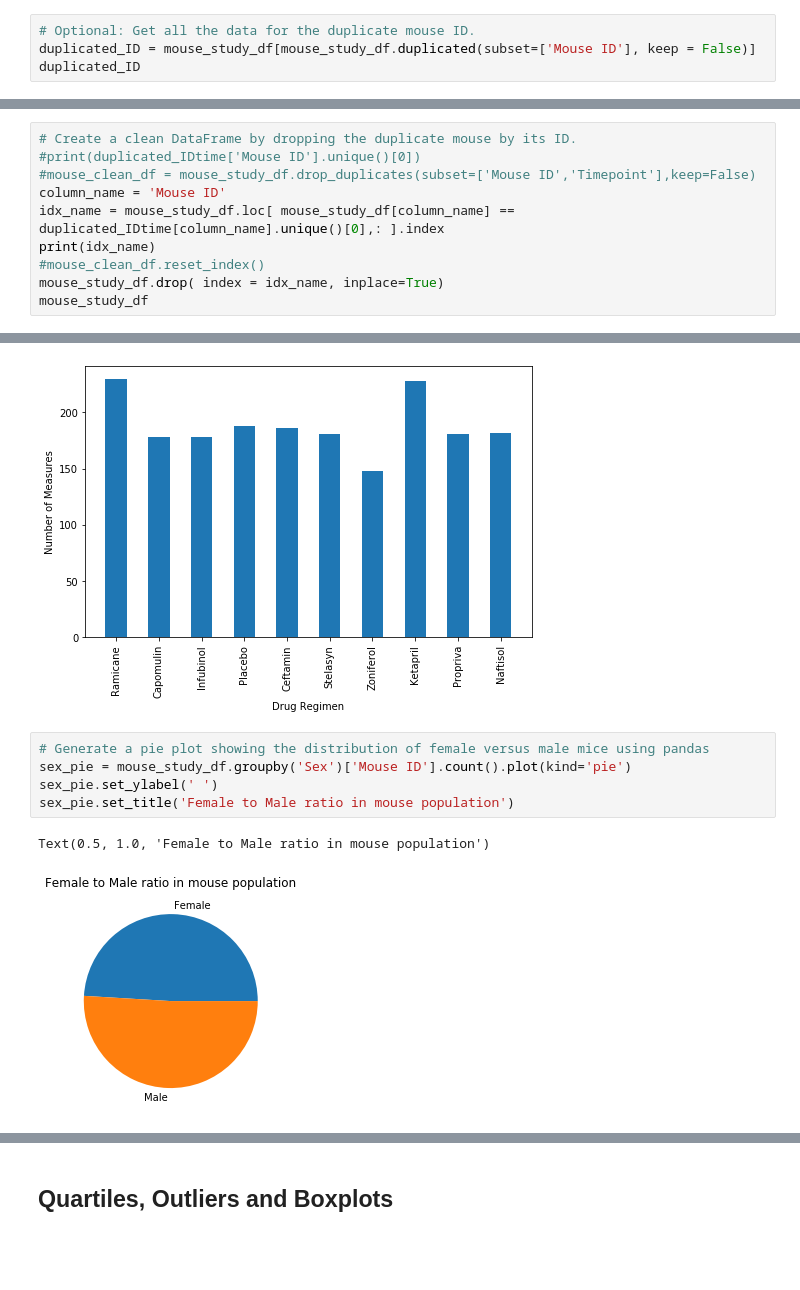
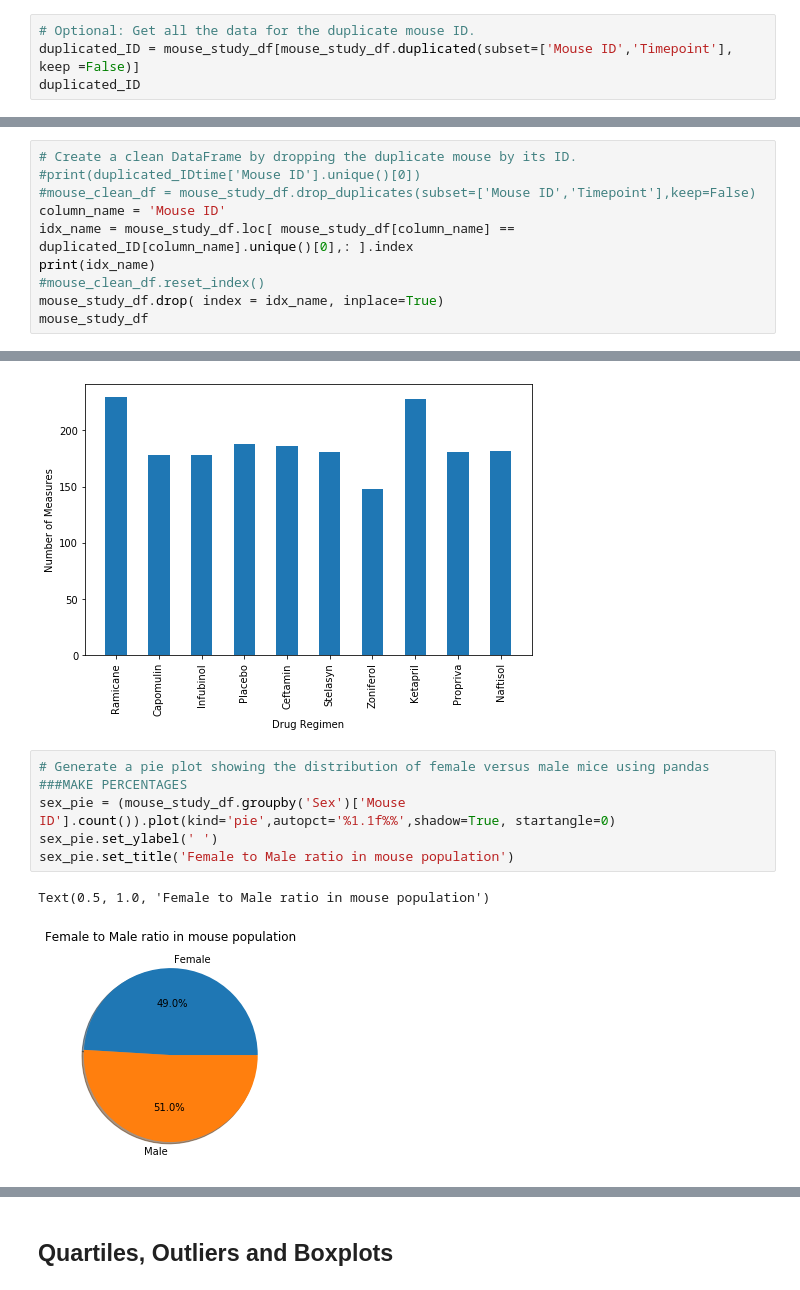
Before and after one commit to giadainnocenti/matplotlib-challenge, a Jupyter notebook: pymaceuticals_starter.ipynb, the cells around one changed output, grey strips where cells are left out. Drawn from its saved outputs; the diff is of its cells as text; blank space fills up the shorter version.

```diff
--- a/pymaceuticals_starter.ipynb
+++ b/pymaceuticals_starter.ipynb
@@ -64,6 +58,6 @@ duplicated_IDtime
 # %%
 # Optional: Get all the data for the duplicate mouse ID.
-duplicated_ID = mouse_study_df[mouse_study_df.duplicated(subset=['Mouse ID'], keep = False)]
+duplicated_ID = mouse_study_df[mouse_study_df.duplicated(subset=['Mouse ID','Timepoint'], keep =False)]
 duplicated_ID
 # %% [output]
 |  | Mouse ID | Drug Regimen | Sex | Age_months | Weight (g) | Timepoint | Tumor Volume (mm3) | ... |
@@ -84,7 +76,7 @@ duplicated_ID
 #print(duplicated_IDtime['Mouse ID'].unique()[0])
 #mouse_clean_df = mouse_study_df.drop_duplicates(subset=['Mouse ID','Timepoint'],keep=False)
 column_name = 'Mouse ID'
-idx_name = mouse_study_df.loc[ mouse_study_df[column_name] == duplicated_IDtime[column_name].unique()[0],: ].index
+idx_name = mouse_study_df.loc[ mouse_study_df[column_name] == duplicated_ID[column_name].unique()[0],: ].index
 print(idx_name)
 #mouse_clean_df.reset_index()
 mouse_study_df.drop( index = idx_name, inplace=True)
@@ -182,11 +174,12 @@ Text(0, 0.5, 'Number of Measures')
 [figure]
 # %%
 # Generate a pie plot showing the distribution of female versus male mice using pandas
-sex_pie = mouse_study_df.groupby('Sex')['Mouse ID'].count().plot(kind='pie')
+###MAKE PERCENTAGES
+sex_pie = (mouse_study_df.groupby('Sex')['Mouse ID'].count()).plot(kind='pie',autopct='%1.1f%%',shadow=True, startangle=0)
 sex_pie.set_ylabel(' ')
 sex_pie.set_title('Female to Male ratio in mouse population')
 # %% [output]
 Text(0.5, 1.0, 'Female to Male ratio in mouse population')
-[figure, old version]
+[figure, new version]
 # %%
 # Generate a pie plot showing the distribution of female versus male mice using pyplot
```
Also changed, not shown: parts of 15 cells of this notebook.
